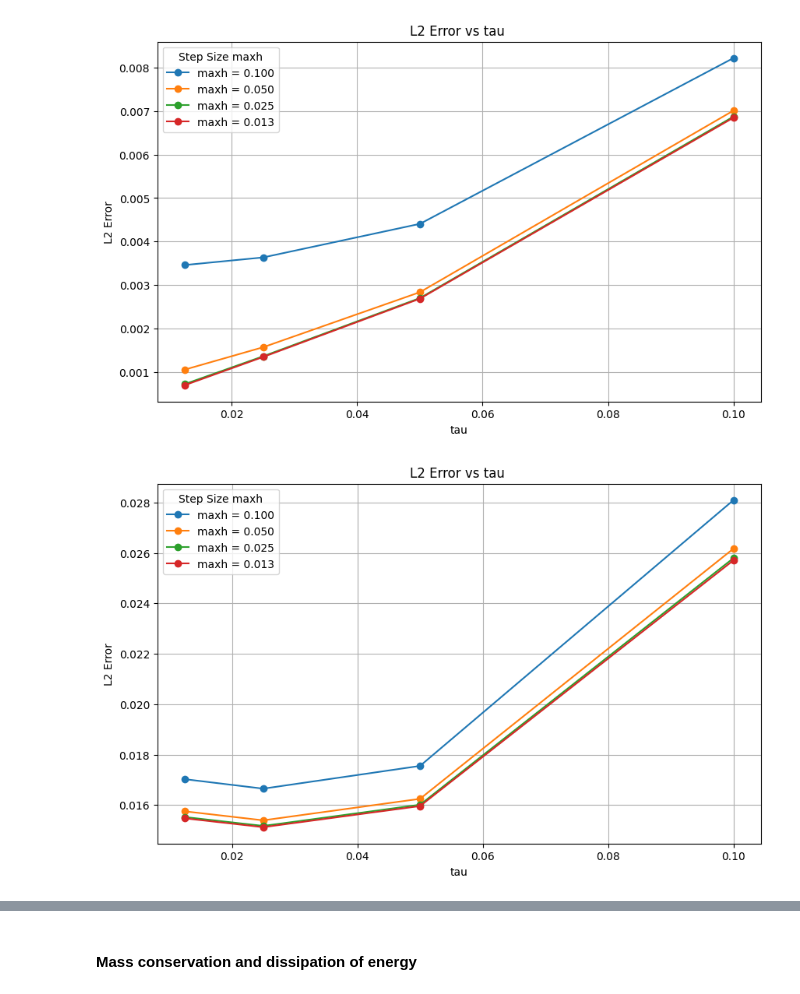
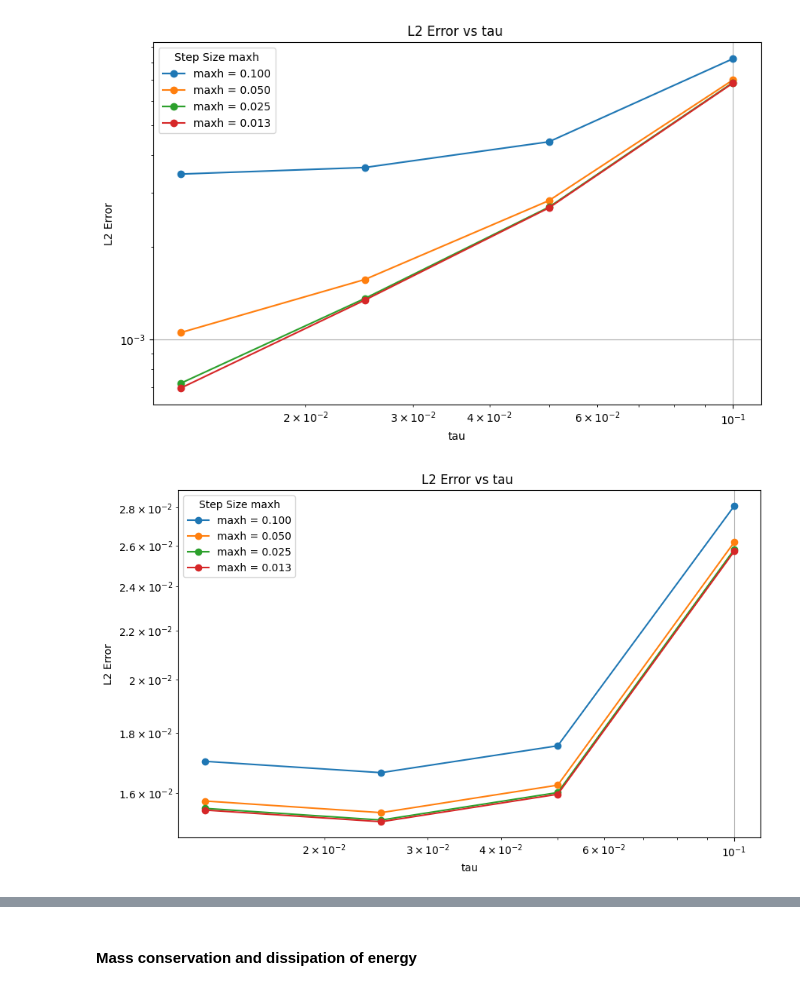
Before and after one commit to sannejamila/FEM_Project2, a Jupyter notebook: Handin.ipynb, the cells around one changed output, grey strips where cells are left out. Cells and saved outputs as stored; diff of their text form; code cells hidden in the pictures.

```diff
--- a/Handin.ipynb
+++ b/Handin.ipynb
@@ -239,7 +240,7 @@ for df in [Explicit_df,IMEX_df,Implicit_df]:
     plt.figure(figsize=(10, 6))
     for tau in df['tau'].unique():
         df_tau = df[df['tau'] == tau]
-        plt.plot(df_tau['maxh'], df_tau['L2_error'], marker='o', label=f'tau = {tau:.3f}')
+        plt.loglog(df_tau['maxh'], df_tau['L2_error'], marker='o', label=f'tau = {tau:.3f}')
     plt.xlabel('maxh')
     plt.ylabel('L2 Error')
     plt.title('L2 Error vs maxh ')
@@ -253,15 +254,15 @@ for df in [Explicit_df,IMEX_df,Implicit_df]:
 # %%
 for df in [Explicit_df,IMEX_df,Implicit_df]:
     plt.figure(figsize=(10, 6))
     for maxh in df['maxh'].unique():
         df_tau = df[df['maxh'] == maxh]
-        plt.plot(df_tau['tau'], df_tau['L2_error'], marker='o', label=f'maxh = {maxh:.3f}')
+        plt.loglog(df_tau['tau'], df_tau['L2_error'], marker='o', label=f'maxh = {maxh:.3f}')
     plt.xlabel('tau')
     plt.ylabel('L2 Error')
     plt.title('L2 Error vs tau ')
     plt.legend(title="Step Size maxh")
     plt.grid(True)
     plt.show()
 # %% [output]
-[figure, old version]
+[figure, new version]
-[figure, old version]
+[figure, new version]
```
Also changed, not shown: parts of 10 cells of this notebook, 3 other files.
